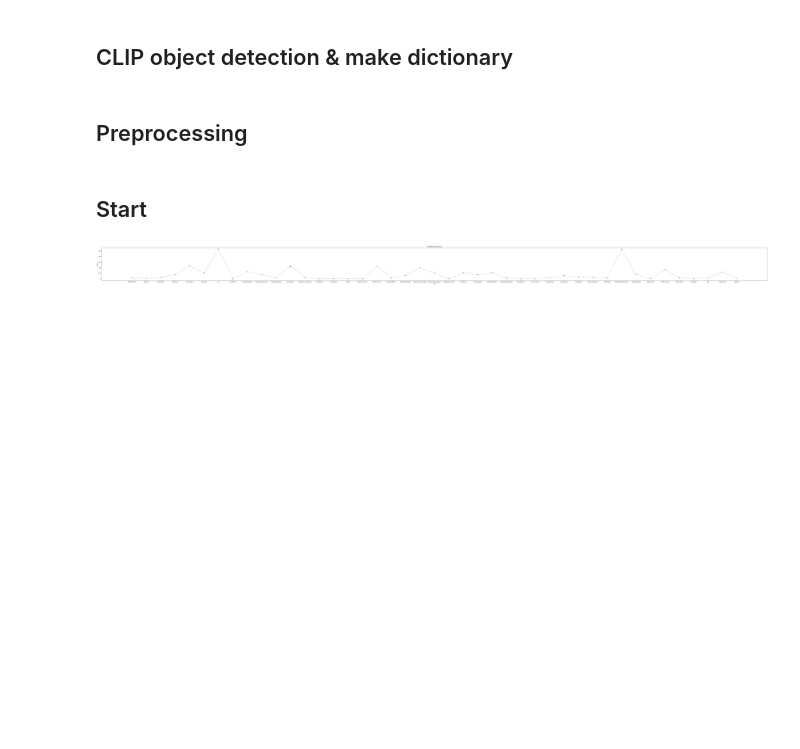
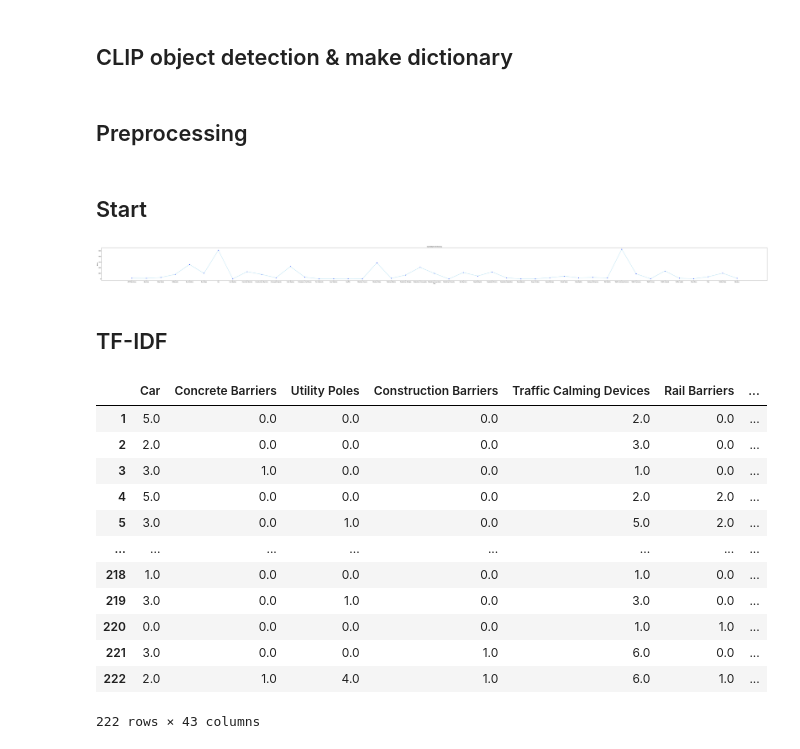
Before and after one commit to jswnote/clip_object_detection, a Jupyter notebook: total_code_10_06_23.ipynb, the cells around one changed output. Drawn from its saved outputs; the diff is of its cells as text; code cells hidden in the pictures; blank space fills up the shorter version.

```diff
--- a/total_code_10_06_23.ipynb
+++ b/total_code_10_06_23.ipynb
@@ -262,3 +267,5 @@ for i in dirlist:
 plot_entire_dictionary(entire_dict)
 # %% [output]
 [figure]
+# %% [markdown]
+## TF-IDF
@@ -264,0 +300,16 @@ plot_entire_dictionary(entire_dict)
+# %%
+tf
+# %% [output]
+|  | Car | Concrete Barriers | Utility Poles | Construction Barriers | Traffic Calming Devices | Rail Barriers | ... |
+| 1 | 5.0 | 0.0 | 0.0 | 0.0 | 2.0 | 0.0 | ... |
+| 2 | 2.0 | 0.0 | 0.0 | 0.0 | 3.0 | 0.0 | ... |
+| 3 | 3.0 | 1.0 | 0.0 | 0.0 | 1.0 | 0.0 | ... |
+| 4 | 5.0 | 0.0 | 0.0 | 0.0 | 2.0 | 2.0 | ... |
+| 5 | 3.0 | 0.0 | 1.0 | 0.0 | 5.0 | 2.0 | ... |
+| ... | ... | ... | ... | ... | ... | ... | ... |
+| 218 | 1.0 | 0.0 | 0.0 | 0.0 | 1.0 | 0.0 | ... |
+| 219 | 3.0 | 0.0 | 1.0 | 0.0 | 3.0 | 0.0 | ... |
+| 220 | 0.0 | 0.0 | 0.0 | 0.0 | 1.0 | 1.0 | ... |
+| 221 | 3.0 | 0.0 | 0.0 | 1.0 | 6.0 | 0.0 | ... |
+| 222 | 2.0 | 1.0 | 4.0 | 1.0 | 6.0 | 1.0 | ... |
+222 rows × 43 columns
```
Also changed, not shown: parts of 9 cells of this notebook.
